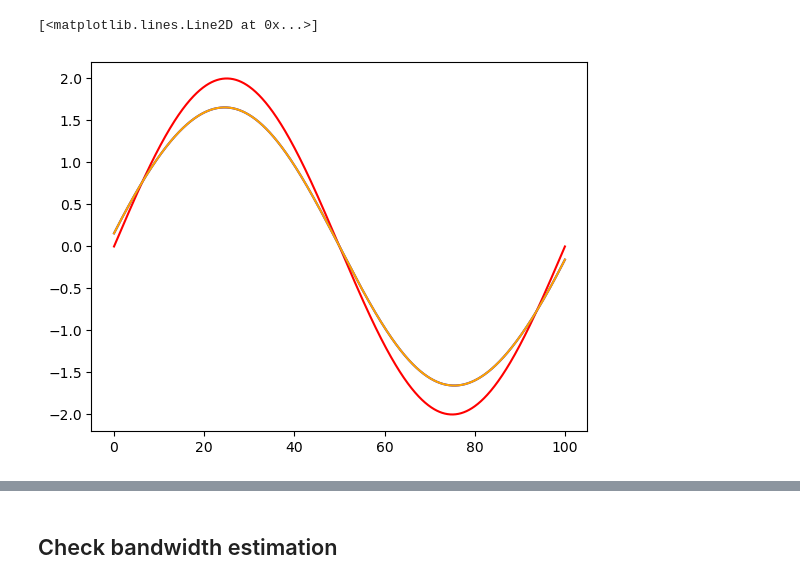
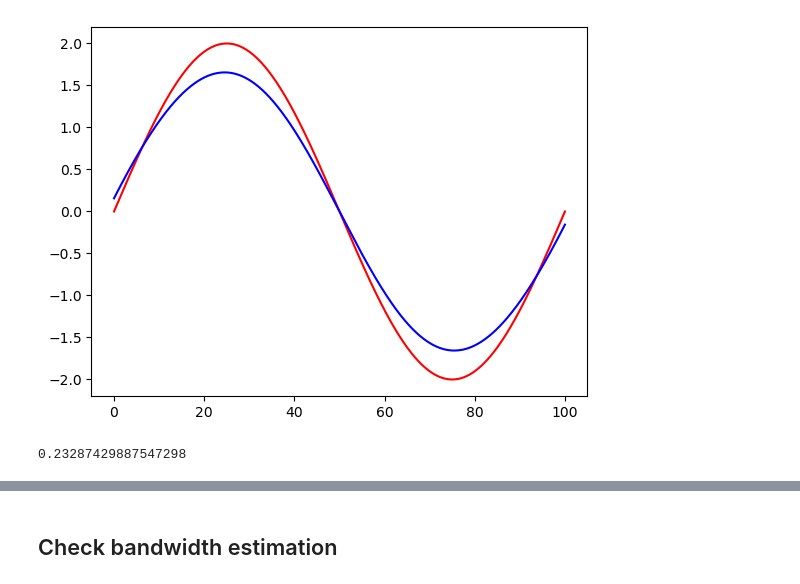
Before and after one commit to marcandre259/kernel_regression, a Jupyter notebook: py-kernel-regression/examples/compare_reg.ipynb, the cells around one changed output, grey strips where cells are left out. Drawn from its saved outputs; the diff is of its cells as text; code cells hidden in the pictures.

Commit message:
Leave-one-out implementation with example

```diff
--- a/py-kernel-regression/examples/compare_reg.ipynb
+++ b/py-kernel-regression/examples/compare_reg.ipynb
@@ -8,23 +7,26 @@ from py_kernel_regression import loc_constant_fit, fit_predict
 # %%
 import numpy as np
 import matplotlib.pyplot as plt
 import statsmodels.api as sm
 n = 1000
 x = np.linspace(0, 100, n)
 y = np.array([2.0 * np.sin(x_i * np.pi/50) for x_i in x])
 
 exog = x[:, None]
-endog = y[:, None]
+predict = np.copy(x[:, None])
+endog = y[:, None].ravel()
 
-mod = sm.nonparametric.KernelReg(endog, exog, var_type='c', reg_type='ll', bw=[10.0])
-
-y_hat = mod.fit()[0]
-
-y_hat_rust = fit_predict([10.0], endog.ravel(), exog, exog, var_type=["c"], reg_type="loc_linear")
-
+y_hat = KR([10.0], ["c"], "loc_linear").fit_predict(endog, exog, predict)
 plt.plot(x, y, color="red")
 plt.plot(x, y_hat, color="blue")
-plt.plot(x, y_hat_rust, color="orange")
+
+
+plt.savefig('./plots/ll_10_example.png')
 # %% [output]
-[<matplotlib.lines.Line2D at 0x...>]
-[figure, old version]
+[figure, new version]
+# %%
+## Try leave-one-out cross-validation
+loss = KR([10.0], ["c"], "loc_linear").leave_one_out(endog, exog, "rmse")
+loss
+# %% [output]
+0.23287429887547298
```
Also changed, not shown: parts of 3 cells of this notebook, 6 other files.
